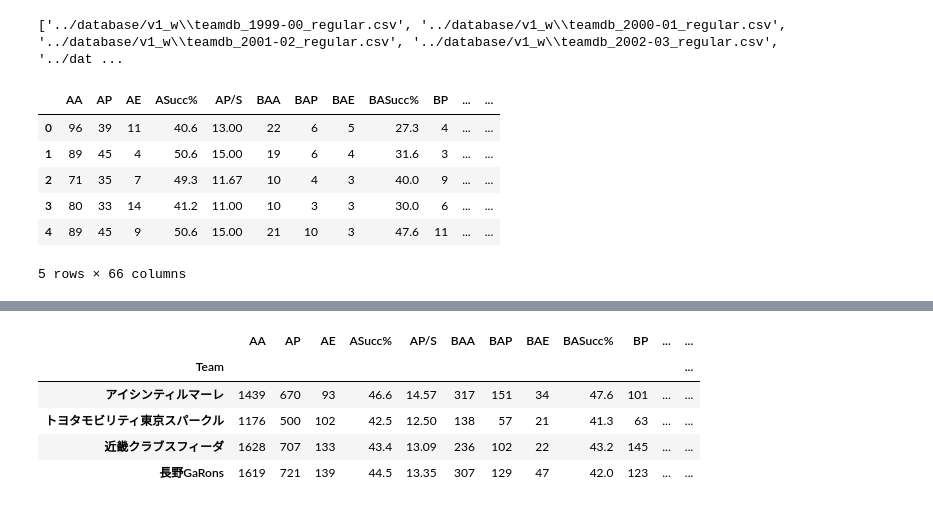
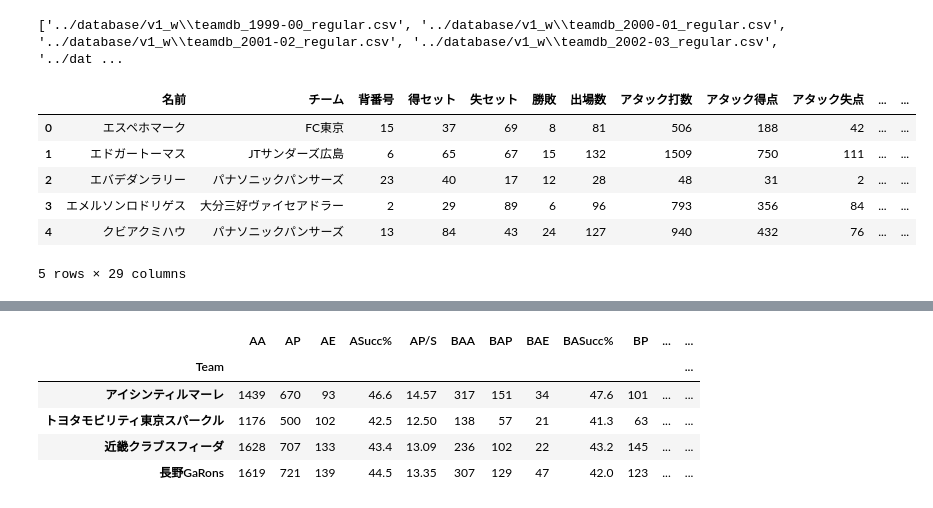
Before and after one commit to vleaguebot-lab/vleague_stats, a Jupyter notebook: graph/detail_data.ipynb, the cells around one changed output, grey strips where cells are left out. Cells and saved outputs as stored; diff of their text form; code cells hidden in the pictures.

```diff
--- a/graph/detail_data.ipynb
+++ b/graph/detail_data.ipynb
@@ -27,18 +108,22 @@ print(paths)
 # %% [output]
 ['../database/v1_w\\teamdb_1999-00_regular.csv', '../database/v1_w\\teamdb_2000-01_regular.csv', '../database/v1_w\\teamdb_2001-02_regular.csv', '../database/v1_w\\teamdb_2002-03_regular.csv', '../dat ...
 # %%
-division = 'v3_m'
+division = 'v1_m'
 year = '2021-22_regular'
-player_db_path =  '../database/{0}/playerdb_{1}.csv'.format(division,year)
-team_db_path =  '../database/{0}/teamdb_{1}.csv'.format(division,year)
-player_db = pd.read_csv(player_db_path)
+# Database
+# player_db_path =  '../database/{0}/playerdb_{1}.csv'.format(division,year)
+# team_db_path =  '../database/{0}/teamdb_{1}.csv'.format(division,year)
+# simple
+player_db_path = '../{0}/{1}/yearly_all.csv'.format(year,division)
+# player_db = pd.read_csv(player_db_path)
+player_db = pd.read_csv(player_db_path,encoding='cp932')
 team_db = pd.read_csv(team_db_path)
-team_db.head()
+player_db.head()
 # %% [output]
-|  | AA | AP | AE | ASucc% | AP/S | BAA | BAP | BAE | BASucc% | BP | ... | ... |
-| 0 | 96 | 39 | 11 | 40.6 | 13.00 | 22 | 6 | 5 | 27.3 | 4 | ... | ... |
-| 1 | 89 | 45 | 4 | 50.6 | 15.00 | 19 | 6 | 4 | 31.6 | 3 | ... | ... |
-| 2 | 71 | 35 | 7 | 49.3 | 11.67 | 10 | 4 | 3 | 40.0 | 9 | ... | ... |
-| 3 | 80 | 33 | 14 | 41.2 | 11.00 | 10 | 3 | 3 | 30.0 | 6 | ... | ... |
-| 4 | 89 | 45 | 9 | 50.6 | 15.00 | 21 | 10 | 3 | 47.6 | 11 | ... | ... |
+|  | 名前 | チーム | 背番号 | 得セット | 失セット | 勝敗 | 出場数 | アタック打数 | アタック得点 | アタック失点 | ... | ... |
+| 0 | エスペホマーク | FC東京 | 15 | 37 | 69 | 8 | 81 | 506 | 188 | 42 | ... | ... |
+| 1 | エドガートーマス | JTサンダーズ広島 | 6 | 65 | 67 | 15 | 132 | 1509 | 750 | 111 | ... | ... |
+| 2 | エバデダンラリー | パナソニックパンサーズ | 23 | 40 | 17 | 12 | 28 | 48 | 31 | 2 | ... | ... |
+| 3 | エメルソンロドリゲス | 大分三好ヴァイセアドラー | 2 | 29 | 89 | 6 | 96 | 793 | 356 | 84 | ... | ... |
+| 4 | クビアクミハウ | パナソニックパンサーズ | 13 | 84 | 43 | 24 | 127 | 940 | 432 | 76 | ... | ... |
-5 rows × 66 columns
+5 rows × 29 columns
```
Also changed, not shown: parts of 12 cells of this notebook.
